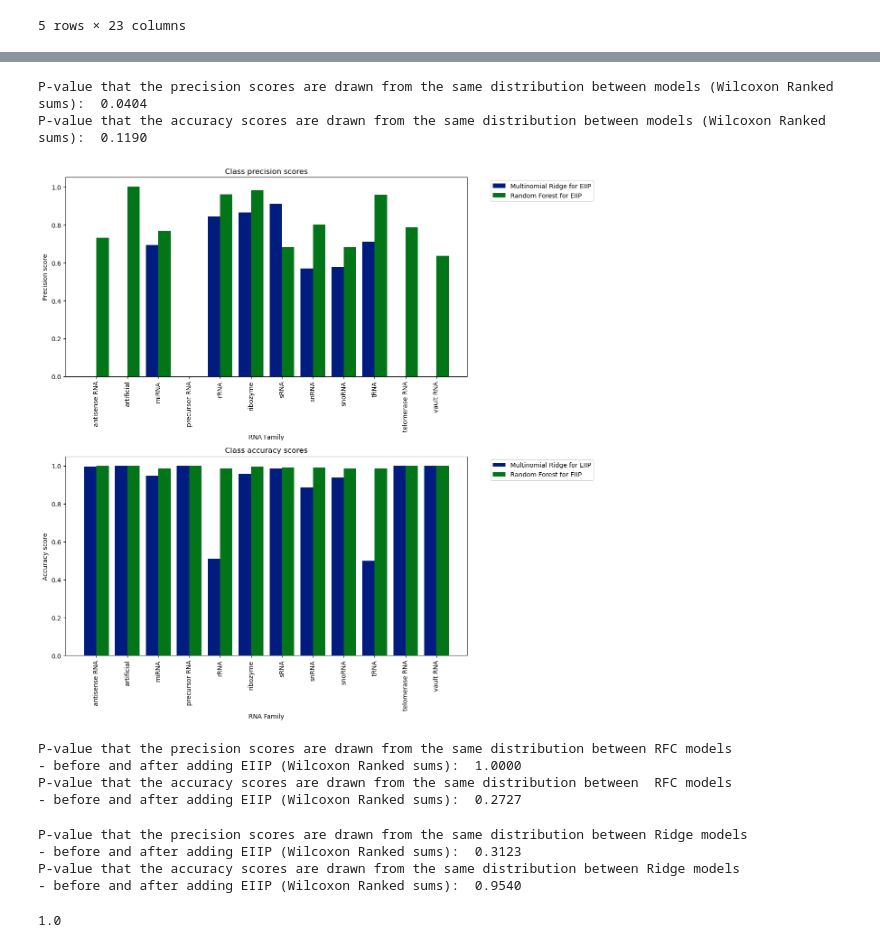
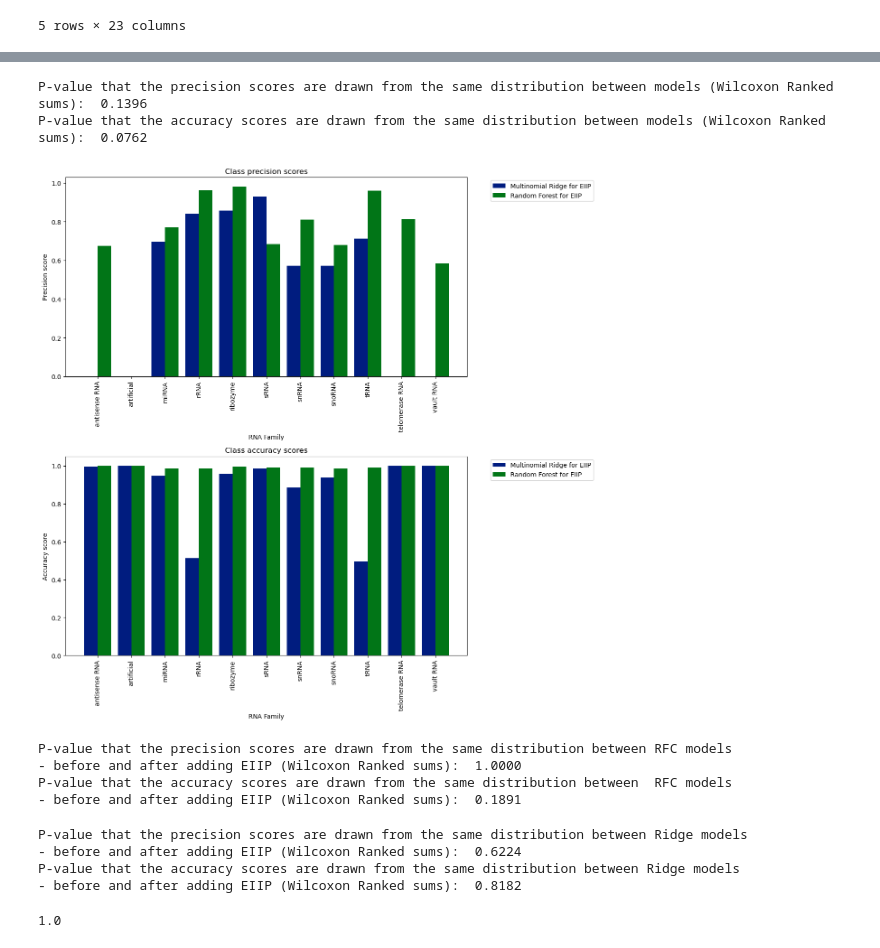
Before and after one commit to azuchows/rna_class, a Jupyter notebook: RNA_Classification.ipynb, the cells around one changed output, grey strips where cells are left out. Drawn from its saved outputs; the diff is of its cells as text; code cells hidden in the pictures.

```diff
--- a/RNA_Classification.ipynb
+++ b/RNA_Classification.ipynb
@@ -397,18 +393,19 @@ rfc_stats = metrics.classification_report(y_test, y_pred_rfc, zero_division=0, o
 ridge_prec_sep = []
 rfc_prec_sep = []
 
-ks = list(rfc_stats.keys())[0:len(ridge.classes_)]
+ks = list(rfc_stats.keys())
+k = ks[0: ks.index('accuracy')]
 
-for c in ks:
+for c in k:
     ridge_prec_sep.append(ridge_stats[c]['precision'])
     rfc_prec_sep.append(rfc_stats[c]['precision'])
 
 
-xpos = np.arange(0, 2*len(ks), 2)
+xpos = np.arange(0, 2*len(k), 2)
 
 plt.figure(figsize=[12.5, 12.5])
 plt.subplot(2, 1, 1)
-plt.bar(x=xpos, height=ridge_prec_sep, width=-0.8, align='edge', tick_label=ks, label='Multinomial Ridge')
+plt.bar(x=xpos, height=ridge_prec_sep, width=-0.8, align='edge', tick_label=k, label='Multinomial Ridge')
 plt.bar(x=xpos, height=rfc_prec_sep, width=0.8, align='edge', label='Random Forest')
 
 plt.legend(bbox_to_anchor=(1.05, 1.0), loc='upper left')
@@ -424,10 +421,10 @@ plt.subplot(2, 1, 2)
 ridge_cm = metrics.confusion_matrix(y_test, y_pred)
 rfc_cm = metrics.confusion_matrix(y_test, y_pred_rfc)
 
-ridge_accs = class_accuracies(ridge_cm, ks)
-rfc_accs = class_accuracies(rfc_cm, ks)
+ridge_accs = class_accuracies(ridge_cm, k)
+rfc_accs = class_accuracies(rfc_cm, k)
 
-plt.bar(x=xpos, height=list(ridge_accs.values()), width=-0.8, align='edge', tick_label=ks, label='Multinomial Ridge')
+plt.bar(x=xpos, height=list(ridge_accs.values()), width=-0.8, align='edge', tick_label=k, label='Multinomial Ridge')
 plt.bar(x=xpos, height=list(rfc_accs.values()), width=0.8, align='edge', label='Random Forest')
 
 plt.legend(bbox_to_anchor=(1.05, 1.0), loc='upper left')
@@ -585,55 +569,56 @@ rfc_stats_eiip = metrics.classification_report(y_test, y_pred_rfc_eiip, zero_div
 ridge_prec_sep_eiip = []
 rfc_prec_sep_eiip = []
 
-ks = list(ridge_stats_eiip.keys())[0:-3]
+ks = list(ridge_stats_eiip.keys())
+k = ks[0: ks.index('accuracy')]
 
-for c in ks:
+for c in k:
     ridge_prec_sep_eiip.append(ridge_stats_eiip[c]['precision'])
     rfc_prec_sep_eiip.append(rfc_stats[c]['precision'])
 
 
-xpos = np.arange(0, 2*len(ks), 2)
+xpos = np.arange(0, 2*len(k), 2)
 
 plt.figure(figsize=[12.5, 12.5])
 plt.subplot(2, 1, 1)
-plt.bar(x=xpos, height=ridge_prec_sep_eiip, width=-0.8, align='edge', tick_label=ks, label='Multinomial Ridge for EIIP')
+plt.bar(x=xpos, height=ridge_prec_sep_eiip, width=-0.8, align='edge', tick_label=k, label='Multinomial Ridge for EIIP')
 plt.bar(x=xpos, height=rfc_prec_sep_eiip, width=0.8, align='edge', label='Random Forest for EIIP')
 
 plt.legend(bbox_to_anchor=(1.05, 1.0), loc='upper left')
 plt.xticks(rotation=90)
 plt.ylabel('Precision score')
 plt.xlabel('RNA Family')
 plt.title('Class precision scores')
 plt.tight_layout()
 
 
 plt.subplot(2, 1, 2)
 
 ridge_cm_eiip = metrics.confusion_matrix(y_test, y_pred)
 rfc_cm_eiip = metrics.confusion_matrix(y_test, y_pred_rfc_eiip)
 
-ridge_accs_eiip = class_accuracies(ridge_cm_eiip, ks)
-rfc_accs_eiip = class_accuracies(rfc_cm_eiip, ks)
+ridge_accs_eiip = class_accuracies(ridge_cm_eiip, k)
+rfc_accs_eiip = class_accuracies(rfc_cm_eiip, k)
 
-plt.bar(x=xpos, height=list(ridge_accs_eiip.values()), width=-0.8, align='edge', tick_label=ks, label='Multinomial Ridge for EIIP')
+plt.bar(x=xpos, height=list(ridge_accs_eiip.values()), width=-0.8, align='edge', tick_label=k, label='Multinomial Ridge for EIIP')
 plt.bar(x=xpos, height=list(rfc_accs_eiip.values()), width=0.8, align='edge', label='Random Forest for EIIP')
 
 plt.legend(bbox_to_anchor=(1.05, 1.0), loc='upper left')
 plt.xticks(rotation=90)
 plt.ylabel('Accuracy score')
 plt.xlabel('RNA Family')
 plt.title('Class accuracy scores')
 plt.tight_layout();
 
 _, p_prec_eiip = ranksums(ridge_prec_sep_eiip, rfc_prec_sep_eiip)
 _, p_accs_eiip = ranksums(list(ridge_accs_eiip.values()), list(rfc_accs_eiip.values()))
 
 print(f'P-value that the precision scores are drawn from the same distribution between models (Wilcoxon Ranked sums): {p_prec_eiip: 0.4f}')
 print(f'P-value that the accuracy scores are drawn from the same distribution between models (Wilcoxon Ranked sums): {p_accs_eiip: 0.4f}')
 # %% [output]
-P-value that the precision scores are drawn from the same distribution between models (Wilcoxon Ranked sums):  0.0404
-P-value that the accuracy scores are drawn from the same distribution between models (Wilcoxon Ranked sums):  0.1190
+P-value that the precision scores are drawn from the same distribution between models (Wilcoxon Ranked sums):  0.1396
+P-value that the accuracy scores are drawn from the same distribution between models (Wilcoxon Ranked sums):  0.0762
-[figure, old version]
+[figure, new version]
 # %%
 _, p_prec_vs_eiip = ranksums(rfc_prec_sep_eiip, rfc_prec_sep)
 _, p_accs_vs_eiip = ranksums(list(rfc_accs.values()), list(rfc_accs_eiip.values()))
@@ -647,7 +632,7 @@ print('P-value that the accuracy scores are drawn from the same distribution bet
 P-value that the precision scores are drawn from the same distribution between RFC models
 - before and after adding EIIP (Wilcoxon Ranked sums):  1.0000
 P-value that the accuracy scores are drawn from the same distribution between  RFC models
-- before and after adding EIIP (Wilcoxon Ranked sums):  0.2727
+- before and after adding EIIP (Wilcoxon Ranked sums):  0.1891
 # %%
 _, p_prec_vs_eiip = ranksums(ridge_prec_sep_eiip, ridge_prec_sep)
 _, p_accs_vs_eiip = ranksums(list(ridge_accs.values()), list(ridge_accs_eiip.values()))
@@ -658,7 +643,7 @@ print('P-value that the accuracy scores are drawn from the same distribution bet
       f'\n- before and after adding EIIP (Wilcoxon Ranked sums): {p_accs_vs_eiip: 0.4f}')
 # %% [output]
 P-value that the precision scores are drawn from the same distribution between Ridge models
-- before and after adding EIIP (Wilcoxon Ranked sums):  0.3123
+- before and after adding EIIP (Wilcoxon Ranked sums):  0.6224
 P-value that the accuracy scores are drawn from the same distribution between Ridge models
-- before and after adding EIIP (Wilcoxon Ranked sums):  0.9540
+- before and after adding EIIP (Wilcoxon Ranked sums):  0.8182
 # %%
```
Also changed, not shown: parts of 20 cells of this notebook, 1 other file.
